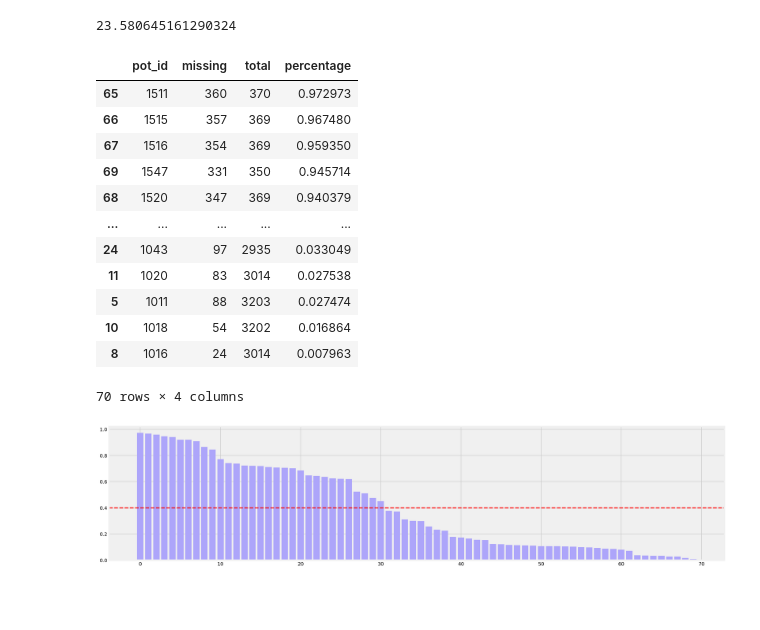
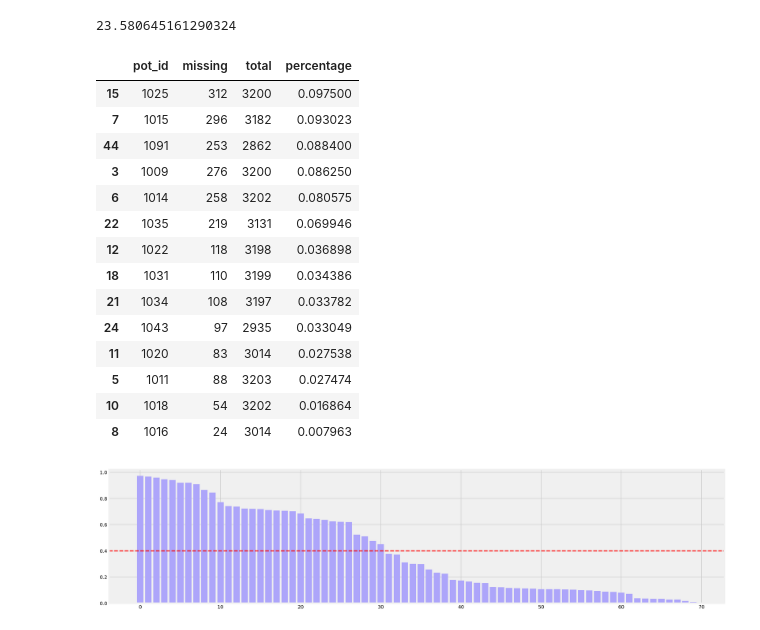
Before and after one commit to AlePalu/AirQualityForecasting, a Jupyter notebook: notebooks/data_modeling.ipynb, the cells around one changed output. Cells and saved outputs as stored; diff of their text form; code cells hidden in the pictures; blank space fills up the shorter version.

```diff
--- a/notebooks/data_modeling.ipynb
+++ b/notebooks/data_modeling.ipynb
@@ -507,31 +513,33 @@ print(1/f[np.argmax(Pxx_den)])
 # %%
 # distribution of missing values,
 missing = {}
 
 groupedData = averagedData.groupby('pot_id', as_index=False)
 
 for potid, d in groupedData:
     missing[potid] = [potid, d["pm2p5SPS"].isna().sum(), len(d["pm2p5SPS"])]
 
 missingDF = pd.DataFrame(missing.values(), columns=["pot_id", "missing", "total"])
 missingDF["percentage"] = missingDF["missing"]/missingDF["total"]
 missingDF = missingDF.sort_values("percentage", ascending=False)
 
-missingDF
+missingDF.tail(14)
 # %% [output]
 |  | pot_id | missing | total | percentage |
-| 65 | 1511 | 360 | 370 | 0.972973 |
-| 66 | 1515 | 357 | 369 | 0.967480 |
-| 67 | 1516 | 354 | 369 | 0.959350 |
-| 69 | 1547 | 331 | 350 | 0.945714 |
-| 68 | 1520 | 347 | 369 | 0.940379 |
-| ... | ... | ... | ... | ... |
+| 15 | 1025 | 312 | 3200 | 0.097500 |
+| 7 | 1015 | 296 | 3182 | 0.093023 |
+| 44 | 1091 | 253 | 2862 | 0.088400 |
+| 3 | 1009 | 276 | 3200 | 0.086250 |
+| 6 | 1014 | 258 | 3202 | 0.080575 |
+| 22 | 1035 | 219 | 3131 | 0.069946 |
+| 12 | 1022 | 118 | 3198 | 0.036898 |
+| 18 | 1031 | 110 | 3199 | 0.034386 |
+| 21 | 1034 | 108 | 3197 | 0.033782 |
 | 24 | 1043 | 97 | 2935 | 0.033049 |
 | 11 | 1020 | 83 | 3014 | 0.027538 |
 | 5 | 1011 | 88 | 3203 | 0.027474 |
 | 10 | 1018 | 54 | 3202 | 0.016864 |
 | 8 | 1016 | 24 | 3014 | 0.007963 |
-70 rows × 4 columns
 # %%
 plt.gcf().set_size_inches(20, 5)
 plt.bar(range(len(missingDF)), missingDF["percentage"], color="#ada5fa")
```
Also changed, not shown: parts of 7 cells of this notebook, 6 other files.
